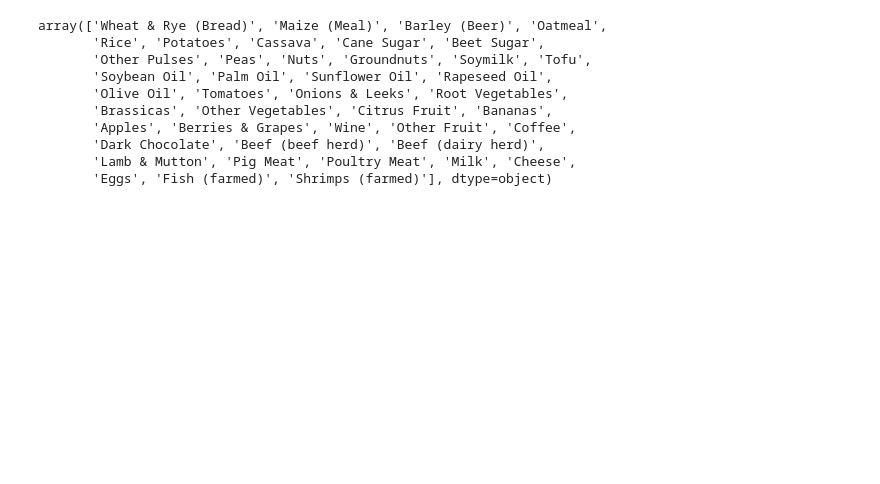
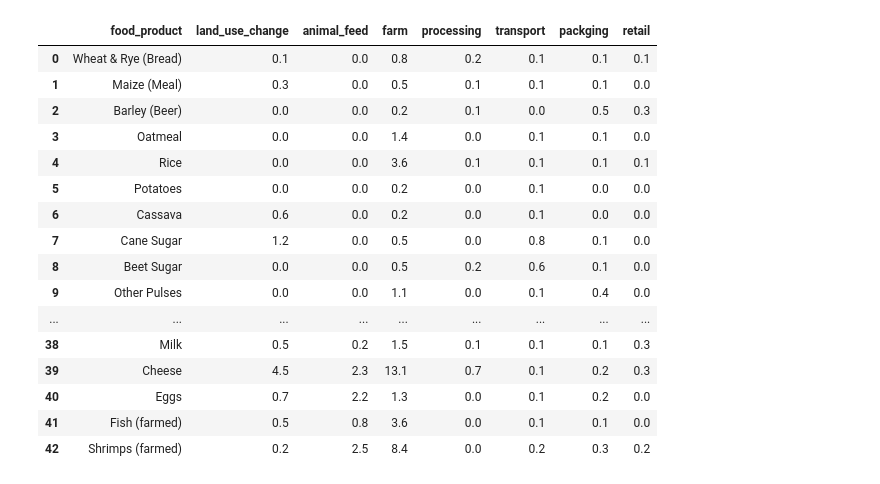
Before and after one commit to ezbc/food-emissions, a Jupyter notebook: food-emissions.ipynb, the cells around one changed output. Drawn from its saved outputs; the diff is of its cells as text; code cells hidden in the pictures; blank space fills up the shorter version.

```diff
--- a/food-emissions.ipynb
+++ b/food-emissions.ipynb
@@ -10,14 +7,22 @@ DATA_GOV_API_KEY="kxt1UdiT7CfYrNyBcmn0eWiUms3MyUCmBmBg6KKU"
 # %%
-emissions_df = pd.read_csv('./data/GHG-emissions-by-life-cycle-stage-OurWorldinData-upload.csv')
-emissions_df['Food product'].values
+emissions_df = pd.read_csv('./data/ghg/GHG-emissions-by-life-cycle-stage-OurWorldinData-upload.csv')
+emissions_df = emissions_df.rename(columns=lambda column: column.replace(' ', '_').lower()).drop(columns='unnamed:_8')
+emissions_df
 # %% [output]
-array(['Wheat & Rye (Bread)', 'Maize (Meal)', 'Barley (Beer)', 'Oatmeal',
-       'Rice', 'Potatoes', 'Cassava', 'Cane Sugar', 'Beet Sugar',
-       'Other Pulses', 'Peas', 'Nuts', 'Groundnuts', 'Soymilk', 'Tofu',
-       'Soybean Oil', 'Palm Oil', 'Sunflower Oil', 'Rapeseed Oil',
-       'Olive Oil', 'Tomatoes', 'Onions & Leeks', 'Root Vegetables',
-       'Brassicas', 'Other Vegetables', 'Citrus Fruit', 'Bananas',
-       'Apples', 'Berries & Grapes', 'Wine', 'Other Fruit', 'Coffee',
-       'Dark Chocolate', 'Beef (beef herd)', 'Beef (dairy herd)',
-       'Lamb & Mutton', 'Pig Meat', 'Poultry Meat', 'Milk', 'Cheese',
-       'Eggs', 'Fish (farmed)', 'Shrimps (farmed)'], dtype=object)
+|  | food_product | land_use_change | animal_feed | farm | processing | transport | packging | retail |
+| 0 | Wheat & Rye (Bread) | 0.1 | 0.0 | 0.8 | 0.2 | 0.1 | 0.1 | 0.1 |
+| 1 | Maize (Meal) | 0.3 | 0.0 | 0.5 | 0.1 | 0.1 | 0.1 | 0.0 |
+| 2 | Barley (Beer) | 0.0 | 0.0 | 0.2 | 0.1 | 0.0 | 0.5 | 0.3 |
+| 3 | Oatmeal | 0.0 | 0.0 | 1.4 | 0.0 | 0.1 | 0.1 | 0.0 |
+| 4 | Rice | 0.0 | 0.0 | 3.6 | 0.1 | 0.1 | 0.1 | 0.1 |
+| 5 | Potatoes | 0.0 | 0.0 | 0.2 | 0.0 | 0.1 | 0.0 | 0.0 |
+| 6 | Cassava | 0.6 | 0.0 | 0.2 | 0.0 | 0.1 | 0.0 | 0.0 |
+| 7 | Cane Sugar | 1.2 | 0.0 | 0.5 | 0.0 | 0.8 | 0.1 | 0.0 |
+| 8 | Beet Sugar | 0.0 | 0.0 | 0.5 | 0.2 | 0.6 | 0.1 | 0.0 |
+| 9 | Other Pulses | 0.0 | 0.0 | 1.1 | 0.0 | 0.1 | 0.4 | 0.0 |
+| ... | ... | ... | ... | ... | ... | ... | ... | ... |
+| 38 | Milk | 0.5 | 0.2 | 1.5 | 0.1 | 0.1 | 0.1 | 0.3 |
+| 39 | Cheese | 4.5 | 2.3 | 13.1 | 0.7 | 0.1 | 0.2 | 0.3 |
+| 40 | Eggs | 0.7 | 2.2 | 1.3 | 0.0 | 0.1 | 0.2 | 0.0 |
+| 41 | Fish (farmed) | 0.5 | 0.8 | 3.6 | 0.0 | 0.1 | 0.1 | 0.0 |
+| 42 | Shrimps (farmed) | 0.2 | 2.5 | 8.4 | 0.0 | 0.2 | 0.3 | 0.2 |
```
Also changed, not shown: parts of 11 cells of this notebook.
